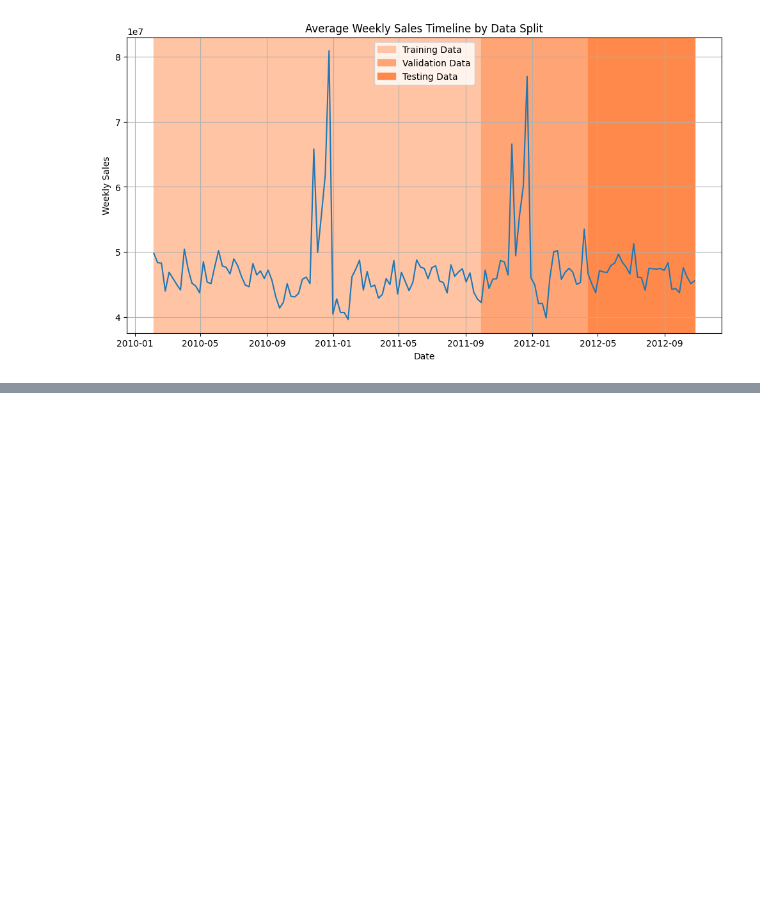
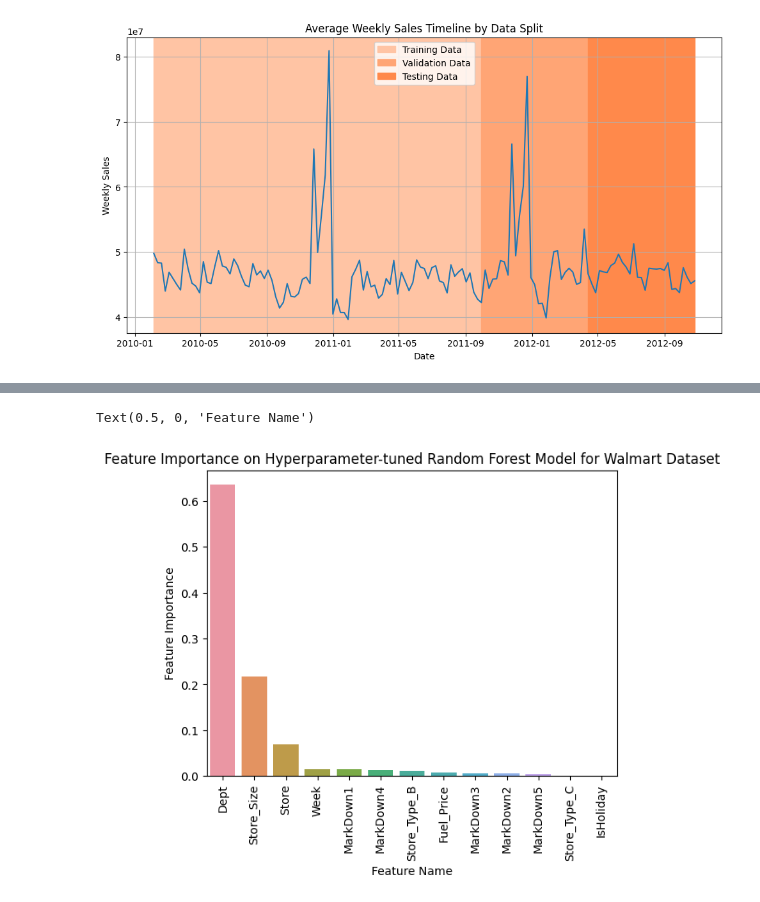
Before and after one commit to SahilBhave/AML-Project, a Jupyter notebook: AML_Group_Project.ipynb, the cells around one changed output, grey strips where cells are left out. Drawn from its saved outputs; the diff is of its cells as text; code cells hidden in the pictures; blank space fills up the shorter version.

Commit message:
added RFR and hyperparametertuning with R2 score

```diff
--- a/AML_Group_Project.ipynb
+++ b/AML_Group_Project.ipynb
@@ -1033,0 +1038,18 @@ No artists with labels found to put in legend.  Note that artists whose label st
+# %%
+from sklearn.ensemble import RandomForestRegressor
+from sklearn.metrics import r2_score
+#default values since default depth will split until all leave nodes are pure
+rf_default = RandomForestRegressor(random_state = 42,  oob_score = True)
+rf_default.fit(X_train, y_train)
+
+y_val_pred = rf_default.predict(X_val)
+
+y_test_pred = rf_default.predict(X_test)
+
+val_error = mean_squared_error(y_val, y_val_pred)
+test_error = mean_squared_error(y_test, y_test_pred)
+r2_score_defaultrf = r2_score(y_test, y_test_pred)
+
+print(f"Val Mean Squared Error: {val_error:.2f}")
+print(f"Test Mean Squared Error: {test_error:.2f}")
+print(f"Default Random Forest Regressor Test R2 Score: {r2_score_defaultrf:.2f}")
@@ -1033,0 +1060,3 @@ No artists with labels found to put in legend.  Note that artists whose label st
+# %%
+x = [estimator.get_depth() for estimator in rf_default.estimators_[:20]]
+print(x)
@@ -1033,0 +1147,13 @@ No artists with labels found to put in legend.  Note that artists whose label st
+# %%
+## YOUR CODE HERE
+feature_names = X_train.columns.to_list()
+feat_imps = zip(feature_names, best_rf.feature_importances_)
+feats, imps = zip(*(sorted(list(filter(lambda x: x[1] !=0, feat_imps)), key = lambda x: x[1], reverse = True)))
+ax = sns.barplot(x = list(feats), y = list(imps))
+ax.tick_params(axis = 'x', rotation = 90)
+ax.set_title('Feature Importance on Hyperparameter-tuned Random Forest Model for Walmart Dataset')
+ax.set_ylabel('Feature Importance')
+ax.set_xlabel('Feature Name')
+# %% [output]
+Text(0.5, 0, 'Feature Name')
+[figure, added]
```
Also changed, not shown: parts of 9 cells of this notebook.
